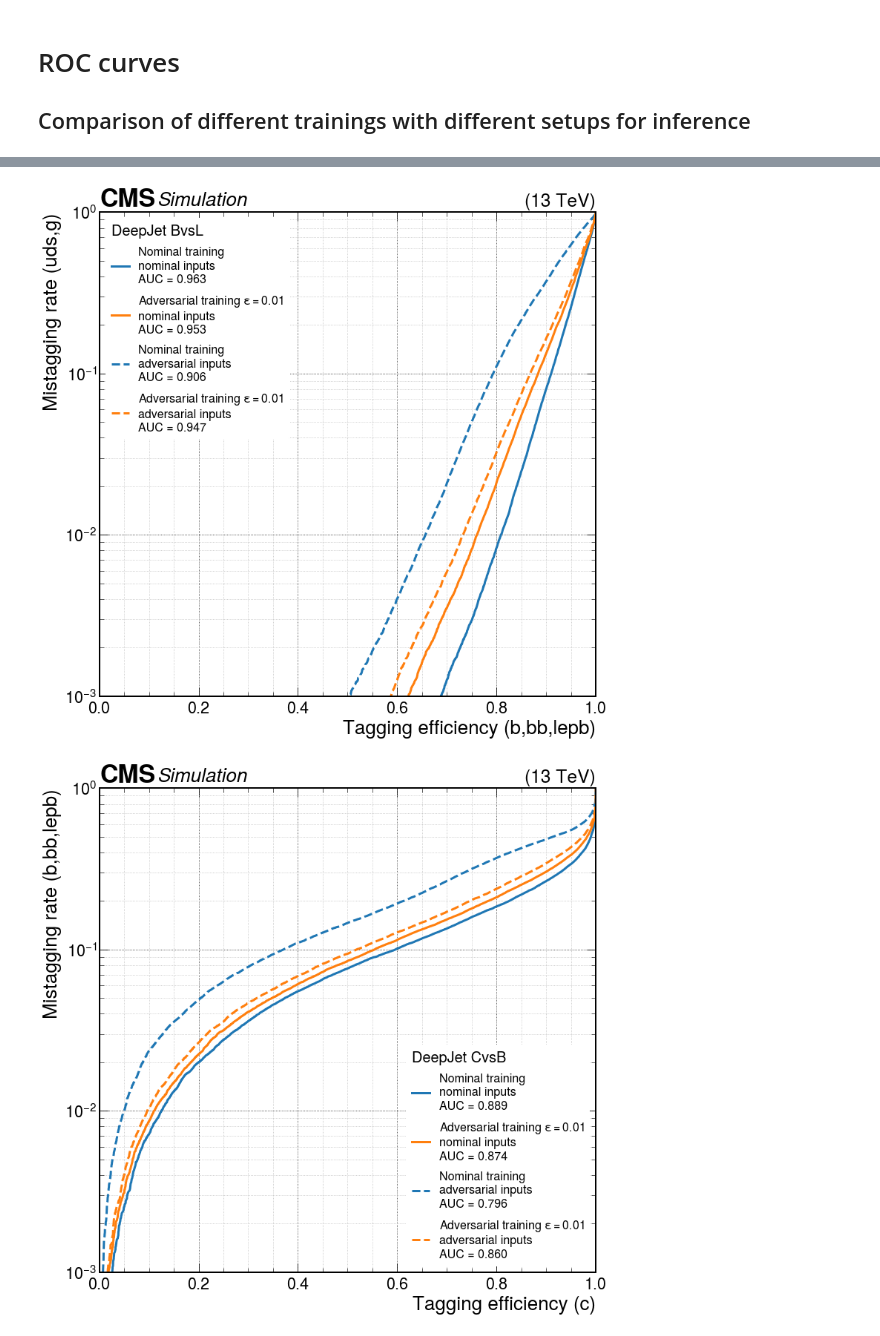
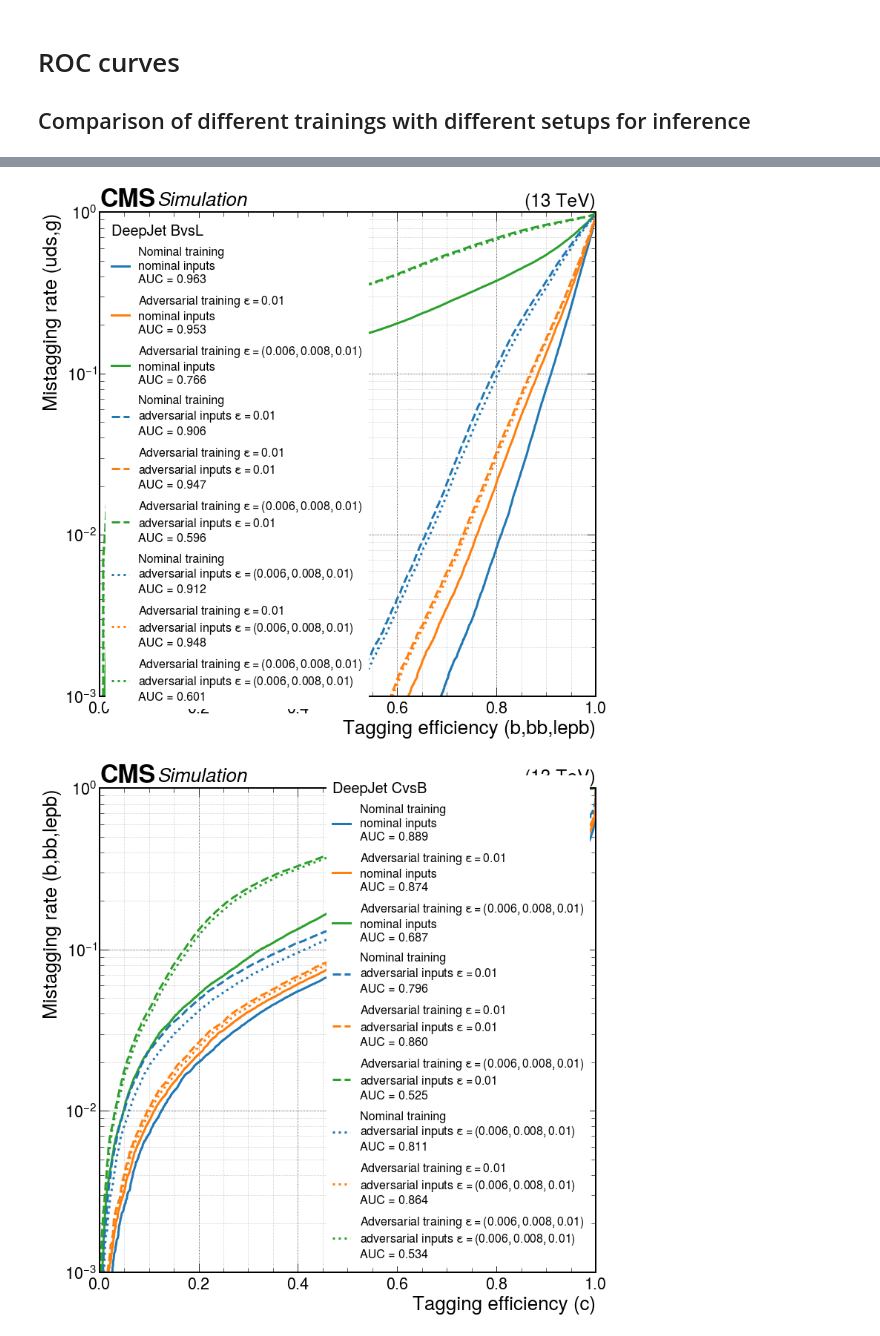
Before and after one commit to hschoenen/DeepJet, a Jupyter notebook: scripts/plot_roc.ipynb, the cells around one changed output, grey strips where cells are left out. Saved outputs shown, nothing was run; the diff lists cells and outputs as text; code cells hidden in the pictures.

```diff
--- a/scripts/plot_roc.ipynb
+++ b/scripts/plot_roc.ipynb
@@ -11,8 +11,8 @@ import mplhep as hep
 plt.style.use(hep.cms.style.ROOT)
 plt.rcParams['axes.axisbelow'] = True
 # %%
-model_names = ['nominal', 'adversarial']
-prediction_setups = ['', '_FGSM']
+model_names = ['nominal', 'adversarial','adversarial_flavour']
+prediction_setups = ['', '_FGSM','_FGSM_flavour']#,'_FGSM_flavour01']
 prediction_files = 'outfiles'
 tagger = 'DF_Run2'
 dirz = [[f'/eos/user/h/heschone/DeepJet/Train_{tagger}/{model_name}/predict{prediction_setup}/' \
@@ -54,16 +87,14 @@ ax.set_xlabel('Tagging efficiency'+tag_name)
 ax.grid(which='minor', alpha=0.85)
 ax.grid(which='major', alpha=0.95, color='black')
 
-linestyles = ['-','-','--','--']
-colors = ['tab:blue','tab:orange','tab:blue','tab:orange',]
-names_models = ['Nominal training', r'Adversarial training $\epsilon=0.01$']
-names_setups = ['nominal inputs', r'adversarial inputs']
 legtitle = 'BvsL'
 legloc = 'upper left'
-for i in range(4):
+for i in range(len(model_names)*len(prediction_setups)):
     xya = np.load(NEW_BvsL_paths[i], allow_pickle=True)
-    legend_text = names_models[i % 2] + '\n' + (names_setups[0] if i<2 else names_setups[1]) + '\n' + 'AUC = ' + f'{xya[2]:.3f}'
-    ax.plot(xya[0], xya[1], linestyle=linestyles[i], color=colors[i],linewidth=3.0,label=legend_text)
+    model=model_names[i % len(model_names)]
+    prediction=prediction_setups[int(i/len(model_names))]
+    legend_text = names_models[model] + '\n' + names_setups[prediction] + '\n' + 'AUC = ' + f'{xya[2]:.3f}'
+    ax.plot(xya[0], xya[1], linestyle=linestyles[prediction], color=colors[model],linewidth=3.0,label=legend_text)
 leg = ax.legend(title='DeepJet '+legtitle,loc=legloc,fontsize=16,title_fontsize=20,labelspacing=0.7,frameon=True,framealpha=1,facecolor='white')
 if 'right' in legloc:
     aligned = 'right'
@@ -76,48 +107,46 @@ fig.savefig(legtitle + '_' + tagger + '_NEW_ROC_v2.pdf', bbox_inches='tight')
 fig.savefig(save_dir + legtitle + '_' + tagger + '_NEW_ROC_v2.pdf', bbox_inches='tight')
 #fig.savefig(legtitle + '_' + tagger + '_NEW_ROC_v2.png', bbox_inches='tight', dpi=900, facecolor='w', transparent=False)
 # %% [output]
-[figure, old version]
+[figure, new version]
 # %%
 # CvsB
 fig,ax = plt.subplots(figsize=[12,12])
 ax.set_xlim(left=0.,right=1)
 
 ax.set_yscale('log')
 ax.set_ylim(bottom=1e-3)
 ax.set_ylim(top=1)
 
 tag_name = ' (c)'
 mistag_name = ' (b,bb,lepb)'
 
 ax.set_ylabel('Mistagging rate'+mistag_name)
 ax.set_xlabel('Tagging efficiency'+tag_name)
 
 ax.grid(which='minor', alpha=0.85)
 ax.grid(which='major', alpha=0.95, color='black')
 
-linestyles = ['-','-','--','--']
-colors = ['tab:blue','tab:orange','tab:blue','tab:orange',]
-names_models = ['Nominal training', r'Adversarial training $\epsilon=0.01$']
-names_setups = ['nominal inputs', r'adversarial inputs']
 legtitle = 'CvsB'
 legloc = 'lower right'
-for i in range(4):
+for i in range(len(model_names)*len(prediction_setups)):
     xya = np.load(NEW_CvsB_paths[i], allow_pickle=True)
-    legend_text = names_models[i % 2] + '\n' + (names_setups[0] if i<2 else names_setups[1]) + '\n' + 'AUC = ' + f'{xya[2]:.3f}'
-    ax.plot(xya[0], xya[1], linestyle=linestyles[i], color=colors[i],linewidth=3.0,label=legend_text)
+    model=model_names[i % len(model_names)]
+    prediction=prediction_setups[int(i/len(model_names))]
+    legend_text = names_models[model] + '\n' + names_setups[prediction] + '\n' + 'AUC = ' + f'{xya[2]:.3f}'
+    ax.plot(xya[0], xya[1], linestyle=linestyles[prediction], color=colors[model],linewidth=3.0,label=legend_text)
 leg = ax.legend(title='DeepJet '+legtitle,loc=legloc,fontsize=16,title_fontsize=20,labelspacing=0.7,frameon=True,framealpha=1,facecolor='white')
 if 'right' in legloc:
     aligned = 'left'#'right'
 else:
     aligned = 'left'
 leg._legend_box.align = aligned
 leg.get_frame().set_linewidth(0.0)
 hep.cms.label(rlabel='(13 TeV)')
 fig.savefig(legtitle + '_' + tagger + '_NEW_ROC_v2.pdf', bbox_inches='tight')
 fig.savefig(save_dir + legtitle + '_' + tagger + '_NEW_ROC_v2.pdf', bbox_inches='tight')
 #fig.savefig(legtitle + '_' + tagger + '_NEW_ROC_v2.png', bbox_inches='tight', dpi=900, facecolor='w', transparent=False)
 # %% [output]
-[figure, old version]
+[figure, new version]
 # %%
 # CvsL
 fig,ax = plt.subplots(figsize=[12,12])
```
Also changed, not shown: parts of 4 cells of this notebook, 13 other files.
